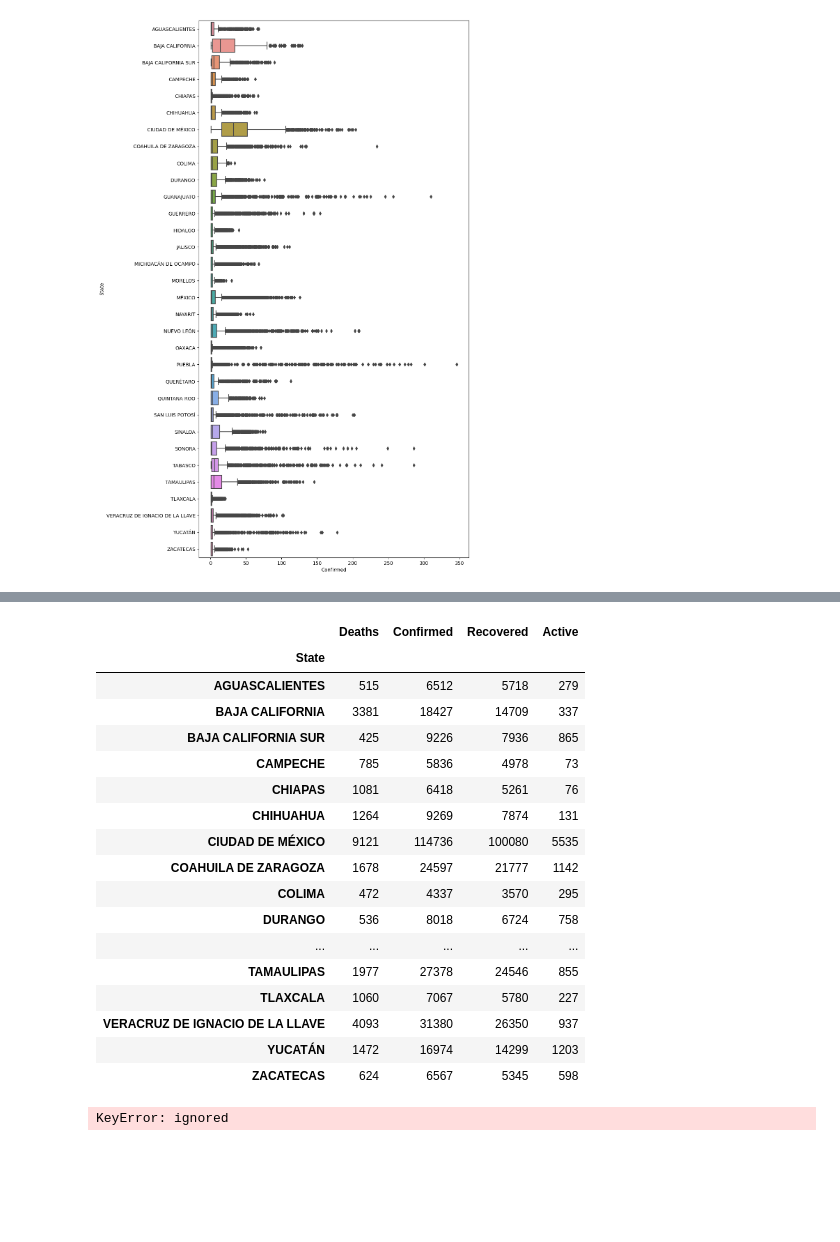
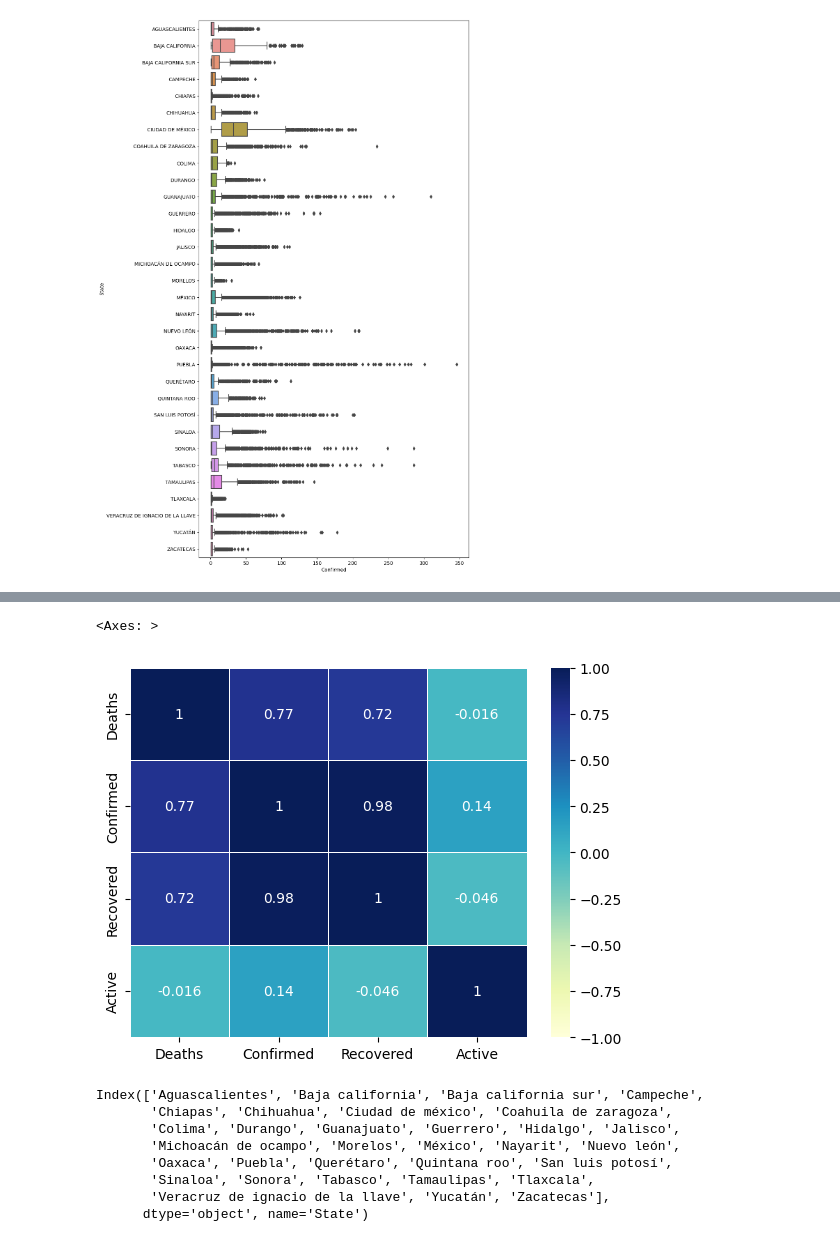
Before and after one commit to agustinelson/Data_Analysis, a Jupyter notebook: Homework2/homework2.ipynb, the cells around one changed output, grey strips where cells are left out. Cells and saved outputs as stored; diff of their text form; code cells hidden in the pictures; blank space fills up the shorter version.

```diff
--- a/Homework2/homework2.ipynb
+++ b/Homework2/homework2.ipynb
@@ -96,60 +93,18 @@ sb.boxplot(data = df, y = "State", x = "Confirmed", orient='h')
+# %%
+sb.heatmap(df.corr(), vmin=-1, vmax=1, annot=True, cmap="YlGnBu", linewidths=.5)
+# %% [output]
+<Axes: >
+[figure, added]
 # %%
-df.groupby(["State"]).sum()
+data = df.groupby(["State"]).sum()
-# %% [output]
-|  | Deaths | Confirmed | Recovered | Active |
-| State |  |  |  |  |
-| AGUASCALIENTES | 515 | 6512 | 5718 | 279 |
-| BAJA CALIFORNIA | 3381 | 18427 | 14709 | 337 |
-| BAJA CALIFORNIA SUR | 425 | 9226 | 7936 | 865 |
-| CAMPECHE | 785 | 5836 | 4978 | 73 |
-| CHIAPAS | 1081 | 6418 | 5261 | 76 |
-| CHIHUAHUA | 1264 | 9269 | 7874 | 131 |
-| CIUDAD DE MÉXICO | 9121 | 114736 | 100080 | 5535 |
-| COAHUILA DE ZARAGOZA | 1678 | 24597 | 21777 | 1142 |
-| COLIMA | 472 | 4337 | 3570 | 295 |
-| DURANGO | 536 | 8018 | 6724 | 758 |
-| ... | ... | ... | ... | ... |
-| TAMAULIPAS | 1977 | 27378 | 24546 | 855 |
-| TLAXCALA | 1060 | 7067 | 5780 | 227 |
-| VERACRUZ DE IGNACIO DE LA LLAVE | 4093 | 31380 | 26350 | 937 |
-| YUCATÁN | 1472 | 16974 | 14299 | 1203 |
-| ZACATECAS | 624 | 6567 | 5345 | 598 |
-# %%
-
-# Cargar el dataset
-df = pd.read_csv("data/Covid_19_Mexico_Clean_Complete.csv")
-
-# Eliminar filas con valores nulos
-df = df.dropna()
-
-# Cambiar el tipo de dato de la columna 'nombre_estado' a 'category'
-df['State'] = df['State'].astype('category')
-
-# Reestructurar los datos utilizando el método 'pivot'
-df_pivot = df.pivot(index='State', columns='variable', values='valor')
-
-# Graficar los datos con Seaborn
-import seaborn as sns
-
-# Pairplot con la variable 'nombre_estado' como 'hue'
-sns.pairplot(df_pivot, hue='nombre_estado')
-
-# Violinplot con la variable 'nombre_estado' como 'hue'
-sns.violinplot(x='variable', y='valor', data=df, hue='nombre_estado')
-
-# Heatmap
-sns.heatmap(df_pivot, cmap='coolwarm')
-
-# Crear un mapa coroplético utilizando Geopandas
-import geopandas as gpd
-
-# Cargar el shapefile de los estados de México
-mexico = gpd.read_file('conjunto_de_datos/areas_geoestadisticas_estatales.shp')
-
-# Fusionar los datos del DataFrame con los datos geográficos
-merged_data = mexico.merge(df_pivot, left_on='CVE_ENT', right_index=True)
-
-# Crear el mapa coroplético
-merged_data.plot(column='valor', cmap='coolwarm', legend=True)
-# %% [output]
-KeyError: ignored
+# %%
+data.index.str.capitalize()
+# %% [output]
+Index(['Aguascalientes', 'Baja california', 'Baja california sur', 'Campeche',
+       'Chiapas', 'Chihuahua', 'Ciudad de méxico', 'Coahuila de zaragoza',
+       'Colima', 'Durango', 'Guanajuato', 'Guerrero', 'Hidalgo', 'Jalisco',
+       'Michoacán de ocampo', 'Morelos', 'México', 'Nayarit', 'Nuevo león',
+       'Oaxaca', 'Puebla', 'Querétaro', 'Quintana roo', 'San luis potosí',
+       'Sinaloa', 'Sonora', 'Tabasco', 'Tamaulipas', 'Tlaxcala',
+       'Veracruz de ignacio de la llave', 'Yucatán', 'Zacatecas'],
+      dtype='object', name='State')
```
Also changed, not shown: parts of 12 cells of this notebook.
